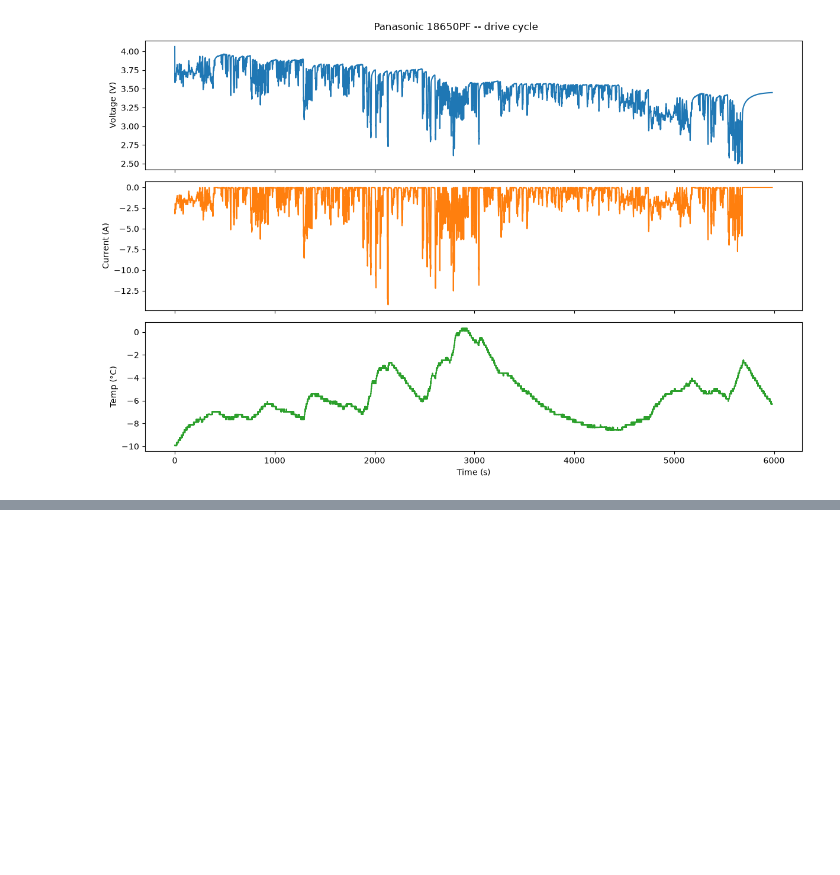
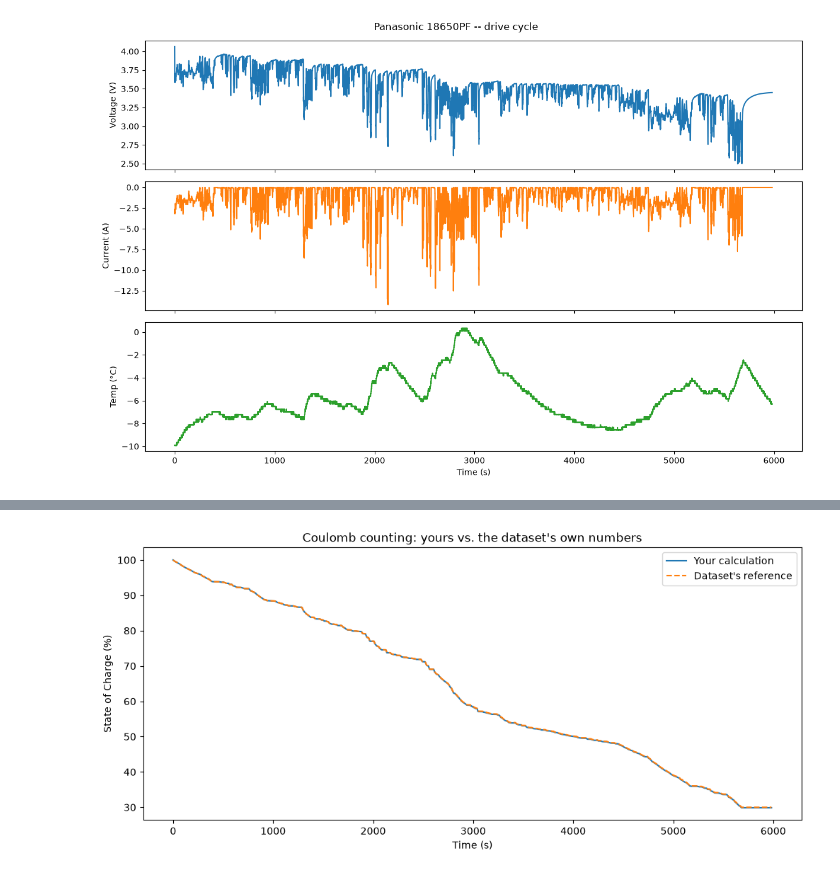
Before and after one commit to dibyashreesahu/ev-battery-soc-estimator, a Jupyter notebook: 01_explore_data.ipynb, the cells around one changed output, grey strips where cells are left out. Drawn from its saved outputs; the diff is of its cells as text; code cells hidden in the pictures; blank space fills up the shorter version.

Commit message:
Day 2: Coulomb counting baseline

```diff
--- a/01_explore_data.ipynb
+++ b/01_explore_data.ipynb
@@ -55,3 +55,23 @@ plt.tight_layout()
 plt.show()
 # %% [output]
 [figure]
+# %%
+import numpy as np
+
+# The Panasonic 18650PF cell is rated at 2.9 Amp-hours when brand new
+CAPACITY_AH = 2.9
+
+time_s = df["time_s"].values
+current_A = df["current_A"].values
+
+# Time step in hours (capacity is in Amp-HOURS, current is in Amps)
+dt_hours = np.diff(time_s, prepend=time_s[0]) / 3600.0
+
+# THIS is Coulomb counting: multiply current by time-elapsed at each step,
+# then keep a running total. Positive current = charging in this dataset,
+# so this running total directly tracks charge gained or lost.
+ah_change = np.cumsum(current_A * dt_hours)
+soc_ours = (1 + (ah_change / CAPACITY_AH)) * 100
+df["soc_coulomb_counting"] = soc_ours
+
+print(df[["time_s", "current_A", "soc_coulomb_counting"]].head(10))
@@ -57,0 +90,15 @@ plt.show()
+# %%
+ah_theirs = meas.Ah
+soc_theirs = (1 + (ah_theirs / CAPACITY_AH)) * 100
+df["soc_dataset_reference"] = soc_theirs
+
+plt.figure(figsize=(12, 5))
+plt.plot(df["time_s"], df["soc_coulomb_counting"], label="Your calculation")
+plt.plot(df["time_s"], df["soc_dataset_reference"], label="Dataset's reference", linestyle="--")
+plt.xlabel("Time (s)")
+plt.ylabel("State of Charge (%)")
+plt.title("Coulomb counting: yours vs. the dataset's own numbers")
+plt.legend()
+plt.show()
+# %% [output]
+[figure, added]
```
Also changed, not shown: parts of 2 cells of this notebook.
